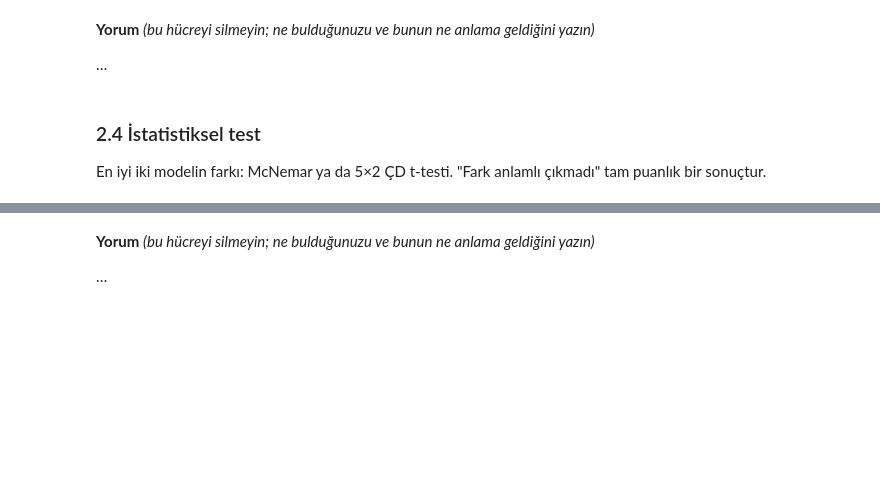
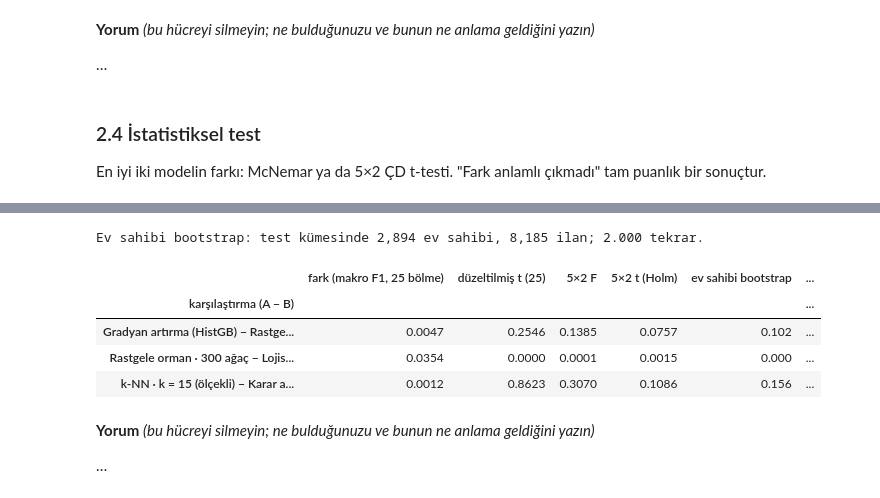
Before and after one commit to barisaykent-spec/Veri_Muh_Proje1, a Jupyter notebook: calisma/baris/BIL545_Proje1.ipynb, the cells around one changed output, grey strips where cells are left out. Drawn from its saved outputs; the diff is of its cells as text; code cells hidden in the pictures; blank space fills up the shorter version.

```diff
--- a/calisma/baris/BIL545_Proje1.ipynb
+++ b/calisma/baris/BIL545_Proje1.ipynb
@@ -1681,0 +1793,61 @@ from statsmodels.stats.contingency_tables import mcnemar
+# %%
+# =====================================================================
+# 2.4 (devam) Sonuç ne kadar sağlam? Önkoşul: önceki hücre (skor_5x2, dogru_h, tr_h, te_h, KARSILASTIRMALAR)
+# (a) Dietterich'in 5×2 t testi payda 10 farkın hepsini, payda ise YALNIZ ilk farkı p_1^(1) kullanır.
+#     Hangi tekrarın "ilk" sayılacağı keyfidir: payı 10 farkın her biriyle değiştirip p'nin oynamasına bakıyoruz.
+# (b) McNemar ilanları bağımsız sayar; aynı ev sahibinin ilanları test kümesinde birlikte doğru/yanlış olur.
+#     Ev sahibine göre bootstrap (ev sahiplerini yerine koyarak çek) farkın gerçek belirsizliğini verir.
+# (c) Üç çift test edildi: ana test için Holm düzeltmesi.
+# DÜRÜSTLÜK NOTU: Bu kontroller ilk sonuçlar görüldükten sonra, 5×2 t (p = 0,038) ile 5×2 F (p = 0,14)
+# çeliştiği için eklendi. Sonradan yapılmış (post hoc) sağlamlık analizidir; raporda böyle belirtilmeli.
+# =====================================================================
+rng = np.random.default_rng(SEED)
+grup_te = gruplar[te_h]
+ev_sahipleri, ters = np.unique(grup_te, return_inverse=True)
+
+duyarlilik = []
+for a_, b_ in KARSILASTIRMALAR:
+    p = skor_5x2[a_] - skor_5x2[b_]
+    s2 = ((p - p.mean(1, keepdims=True)) ** 2).sum(1)
+    p_degerleri = np.array([2 * stats.t.sf(abs(pay / np.sqrt(s2.mean())), df=5) for pay in p.ravel()])
+    # ev sahibine göre bootstrap: her ev sahibinin ilanlarındaki "A doğru − B doğru" toplamı ve ilan sayısı
+    fark_ilan = dogru_h[a_].astype(int) - dogru_h[b_].astype(int)
+    toplam = np.bincount(ters, weights=fark_ilan); adet = np.bincount(ters)
+    boot = []
+    for _ in range(2000):
+        sec = rng.integers(0, len(ev_sahipleri), len(ev_sahipleri))
+        boot.append(toplam[sec].sum() / adet[sec].sum())
+    boot = np.array(boot)
+    gozlenen = fark_ilan.mean()
+    duyarlilik.append({
+        "karşılaştırma (A − B)": f"{a_}  −  {b_}",
+        "5×2 t · p (Dietterich, ilk fark)": t_5x2(p)[1],
+        "5×2 t · p en küçük": p_degerleri.min(), "5×2 t · p en büyük": p_degerleri.max(),
+        "5×2 t · 10 seçimden p<0,05": int((p_degerleri < 0.05).sum()),
+        "doğruluk farkı (ayırma)": gozlenen,
+        "ev sahibi bootstrap %95 GA alt": np.percentile(boot, 2.5), "üst": np.percentile(boot, 97.5),
+        "bootstrap p (iki yönlü)": min(1.0, 2 * min((boot <= 0).mean(), (boot >= 0).mean())),
+        "McNemar p (ilan bağımsız)": test_tablosu.loc[f"{a_}  −  {b_}", "p · McNemar"],
+    })
+duyarlilik = pd.DataFrame(duyarlilik).set_index("karşılaştırma (A − B)")
+
+# (c) Holm: ana test (5×2 t) için üç çiftin p değerleri birlikte düzeltilir
+p_ana = duyarlilik["5×2 t · p (Dietterich, ilk fark)"].to_numpy()
+sira = np.argsort(p_ana); holm = np.empty(3)
+holm[sira] = np.maximum.accumulate(np.minimum(1, (3 - np.arange(3)) * p_ana[sira]))
+duyarlilik["5×2 t · p (Holm, 3 çift)"] = holm
+display(duyarlilik.round(4))
+print(f"Ev sahibi bootstrap: test kümesinde {len(ev_sahipleri):,} ev sahibi, {len(te_h):,} ilan; 2.000 tekrar.")
+
+# ---- Karar özeti: bütün kanıtlar yan yana
+ozet_24 = pd.DataFrame({
+    "fark (makro F1, 25 bölme)": test_tablosu["fark (25 bölme)"],
+    "düzeltilmiş t (25)": test_tablosu["p · düzeltilmiş t (25)"],
+    "5×2 F": test_tablosu["p · 5×2 F (Alpaydın)"],
+    "5×2 t (Holm)": duyarlilik["5×2 t · p (Holm, 3 çift)"],
+    "ev sahibi bootstrap": duyarlilik["bootstrap p (iki yönlü)"],
+})
+ozet_24["sonuç"] = np.where((ozet_24.iloc[:, 1:] < 0.05).all(axis=1), "fark anlamlı (bütün sağlam testler)",
+                     np.where((ozet_24.iloc[:, 1:] < 0.05).any(axis=1), "kanıt zayıf / tutarsız", "fark anlamlı değil"))
+display(ozet_24.round(4))
+# %% [output]
@@ -1682,3 +1859,9 @@ from statsmodels.stats.contingency_tables import mcnemar
+Ev sahibi bootstrap: test kümesinde 2,894 ev sahibi, 8,185 ilan; 2.000 tekrar.
+|  | fark (makro F1, 25 bölme) | düzeltilmiş t (25) | 5×2 F | 5×2 t (Holm) | ev sahibi bootstrap | ... |
+| karşılaştırma (A − B) |  |  |  |  |  | ... |
+| Gradyan artırma (HistGB) − Rastge... | 0.0047 | 0.2546 | 0.1385 | 0.0757 | 0.102 | ... |
+| Rastgele orman · 300 ağaç − Lojis... | 0.0354 | 0.0000 | 0.0001 | 0.0015 | 0.000 | ... |
+| k-NN · k = 15 (ölçekli) − Karar a... | 0.0012 | 0.8623 | 0.3070 | 0.1086 | 0.156 | ... |
 # %% [markdown]
 **Yorum** *(bu hücreyi silmeyin; ne bulduğunuzu ve bunun ne anlama geldiğini yazın)*
 
```
Also changed, not shown: parts of 2 cells of this notebook, 3 other files.
